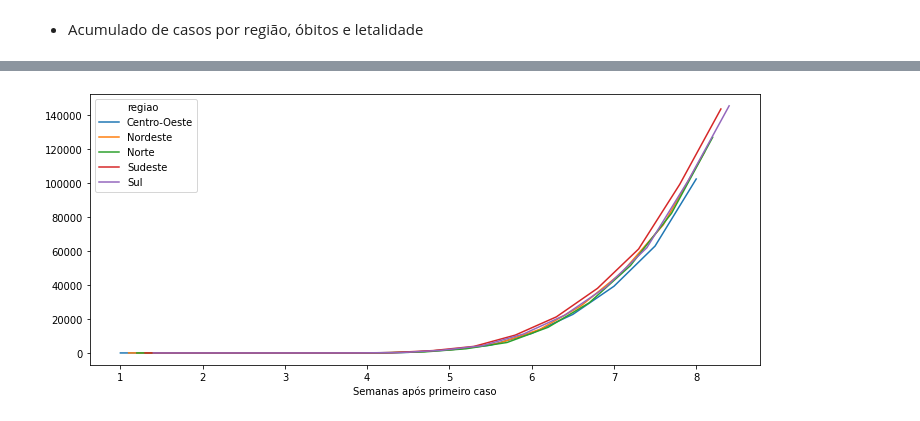
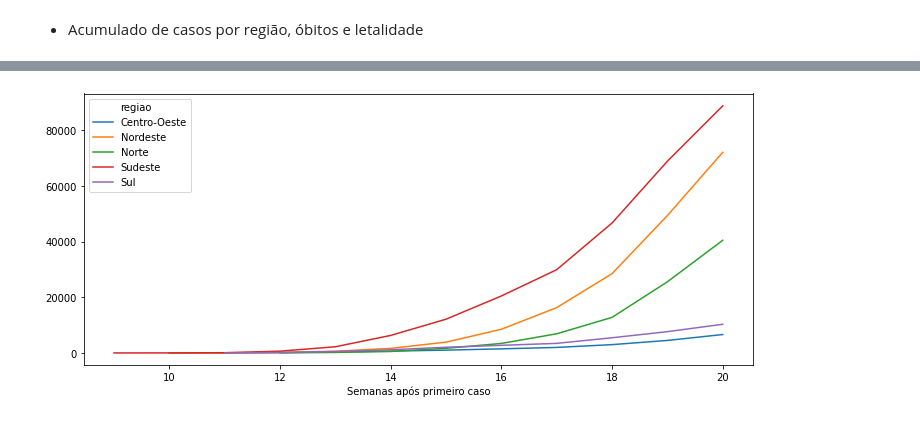
Before and after one commit to leocneves/COVID-19, a Jupyter notebook: notebooks/covid_main.ipynb, the cells around one changed output, grey strips where cells are left out. Drawn from its saved outputs; the diff is of its cells as text; code cells hidden in the pictures.

```diff
--- a/notebooks/covid_main.ipynb
+++ b/notebooks/covid_main.ipynb
@@ -48,7 +79,7 @@ Conteúdo:
 # %% [markdown]
 ### 1. Análise Inicial dos Dados
 # %%
-df = pd.read_csv('../datasets/arquivo_geral.csv', sep=';')
+df = pd.read_excel('../datasets/covid_brasil.xlsx')
 # %% [markdown]
 - Quantidade de valores ausentes e tipos das colunas:
 # %%
@@ -67,5 +105,8 @@ pd.DataFrame(columns=['Coluna', 'Tipo', 'Qtd. Nulos'], data=np.array([df.columns
 # %%
 # Transformações Necessárias
+
+df = df[df.estado.notna()] # Retirando estados faltantes (número de deleções aceitável com base na tabela acima)
+
 df['data'] = pd.to_datetime(df['data'], format='%Y-%m-%d') # Transformação da coluna de data de tipo string -> tipod data
 # %% [markdown]
 ### 2. Volumes dos Dados
@@ -170,14 +225,15 @@ plt.show()
 # %%
-df_group_data = df.groupby([pd.Grouper(key='data', freq='W'), 'regiao']).sum().reset_index()
+df_group_data = df.groupby(['regiao', 'estado', 'semanaEpi'])['casosAcumulado'].max().reset_index().groupby(['regiao', 'semanaEpi']).sum().reset_index()
 
-df_group_data['casosNovosAcumulado'] = df_group_data['casosNovos'].cumsum()
+# df_group_data['casosNovosAcumulado'] = df_group_data['casosNovos'].cumsum()
 
 fig, ax = plt.subplots(figsize=(12,5))
-g = sn.lineplot(x=list(range(len(df_group_data['data']))), y='casosNovosAcumulado', data=df_group_data, hue='regiao', ax=ax)
-g.set(xticklabels=list(range(len(df_group_data['data']))),
-     xlabel='Semanas após primeiro caso', ylabel='')
+g = sn.lineplot(x='semanaEpi', y='casosAcumulado', data=df_group_data, hue='regiao', ax=ax)
+g.set(xlabel='Semanas após primeiro caso', ylabel='')
+
+anotaGrafico(ax)
 
 # g.set(xlim=(-1, 15))
 plt.show()
 # %% [output]
-[figure, old version]
+[figure, new version]
```
Also changed, not shown: parts of 8 cells of this notebook, 2 other files.
